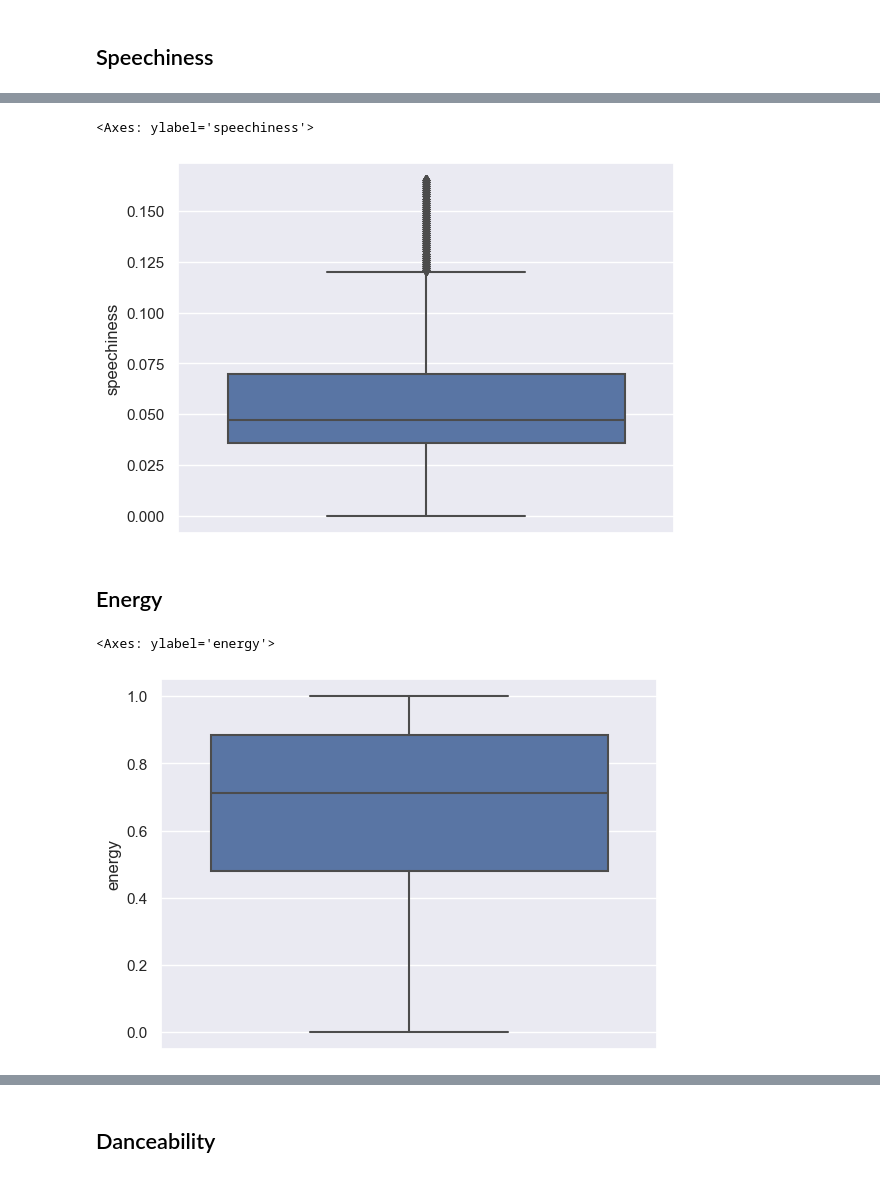
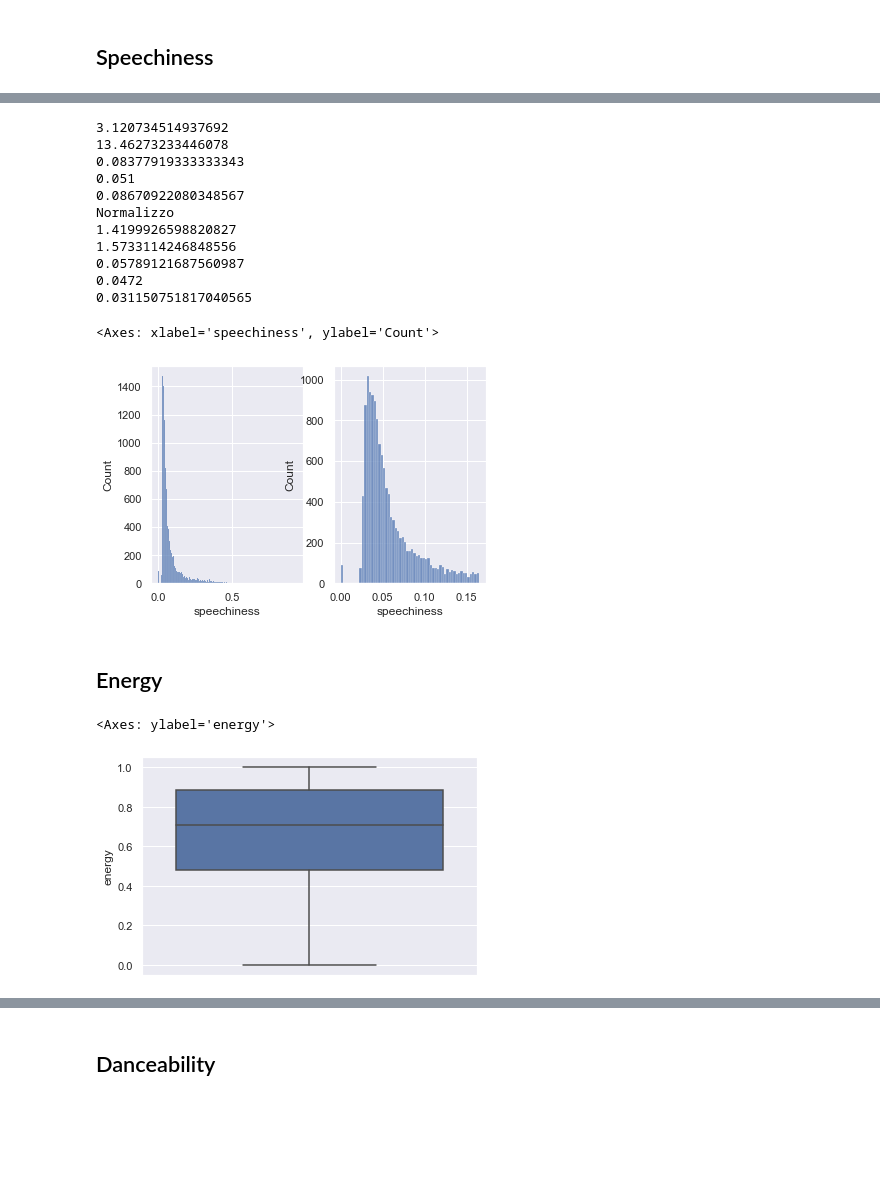
Before and after one commit to Bakko000/Data-Mining, a Jupyter notebook: dataset (missing + split)/Data understanding_2.ipynb, the cells around one changed output, grey strips where cells are left out. Drawn from its saved outputs; the diff is of its cells as text; code cells hidden in the pictures; blank space fills up the shorter version.

```diff
--- a/dataset (missing + split)/Data understanding_2.ipynb
+++ b/dataset (missing + split)/Data understanding_2.ipynb
@@ -602,20 +638,45 @@ sns.boxplot(y=df["speechiness"])
 # %%
-Q1 = df['speechiness'].quantile(0.25, interpolation='linear')
-Q3 = df['speechiness'].quantile(0.75, interpolation='linear')
+print(df["speechiness"].skew())
+print(df["speechiness"].kurt())
+print(df["speechiness"].mean())
+print(df["speechiness"].median())
+print(df["speechiness"].std())
+Q1=df['speechiness'].quantile(0.25, interpolation='linear')
+Q3=df['speechiness'].quantile(0.75, interpolation='linear')
 IQR=Q3-Q1
-Lowference=Q1-1.5*IQR
+Lowference= Q1-1.5*IQR
 Upperfence=Q3+1.5*IQR
+NORMAL = df_n.loc[(df_n['speechiness'] > Lowference)  & (df_n['speechiness'] < Upperfence) ]
 
-df_n.loc[(df['speechiness'] > Lowference) & (df['speechiness'] < Upperfence), 'speechiness'] = df['speechiness']
+print("Normalizzo")
+print(NORMAL["speechiness"].skew())
+print(NORMAL["speechiness"].kurt())
+print(NORMAL["speechiness"].mean())
+print(NORMAL["speechiness"].median())
+print(NORMAL["speechiness"].std())
 
-sns.boxplot(y=df_n["speechiness"])
+plt.subplot(1,2,1)
+sns.histplot(data=df["speechiness"])
+plt.subplot(1,2,2)
+sns.histplot(data=NORMAL["speechiness"])
 # %% [output]
-<Axes: ylabel='speechiness'>
+3.120734514937692
+13.46273233446078
+0.08377919333333343
+0.051
+0.08670922080348567
+Normalizzo
+1.4199926598820827
+1.5733114246848556
+0.05789121687560987
+0.0472
+0.031150751817040565
+<Axes: xlabel='speechiness', ylabel='Count'>
-[figure, old version]
+[figure, new version]
 # %% [markdown]
 ## Energy
 # %%
-sns.boxplot(y=df_norm["energy"])
+sns.boxplot(y=df["energy"])
 # %% [output]
 <Axes: ylabel='energy'>
-[figure, old version]
+[figure, new version]
```
Also changed, not shown: parts of 65 cells of this notebook.
